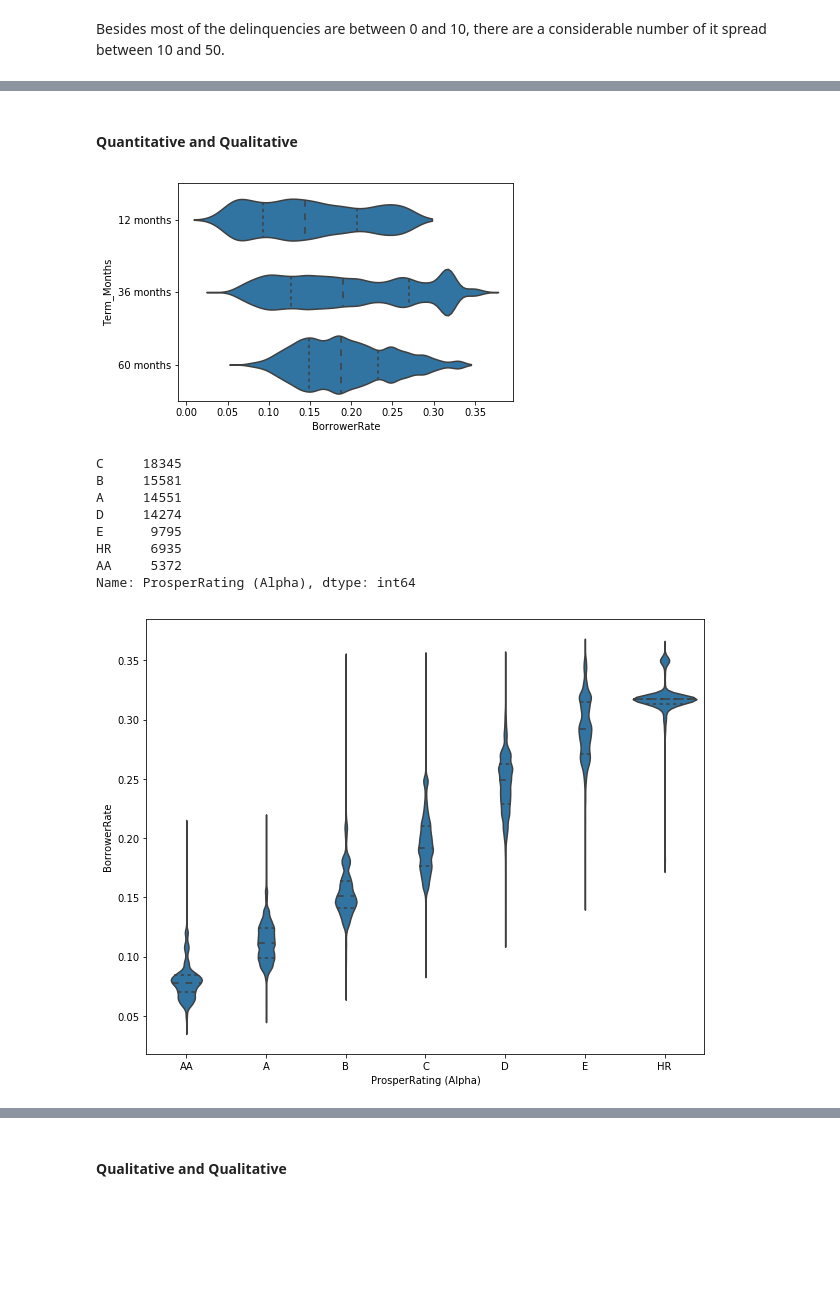
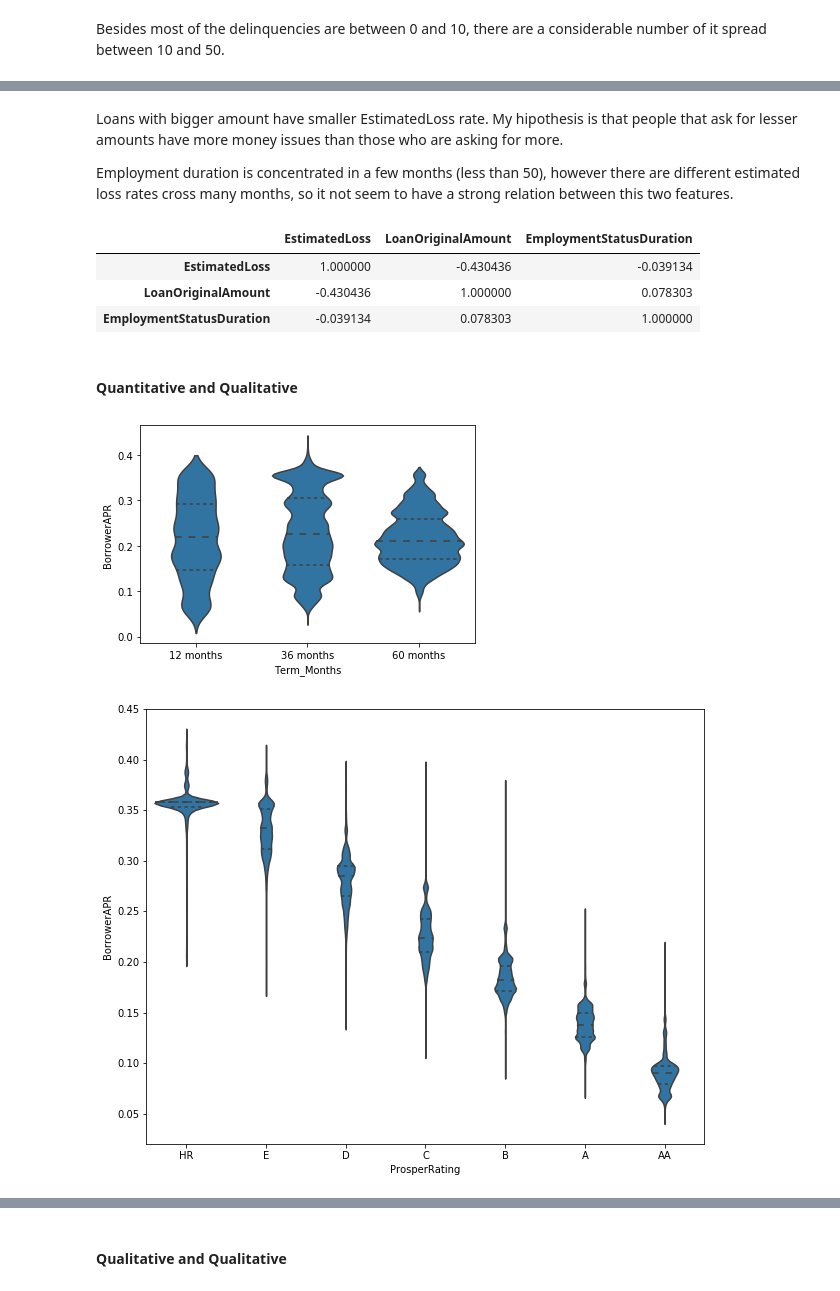
Before and after one commit to suefenali/data_analysis_nanodegree, a Jupyter notebook: project_5/exploration.ipynb, the cells around one changed output, grey strips where cells are left out. Saved outputs shown, nothing was run; the diff lists cells and outputs as text; code cells hidden in the pictures; blank space fills up the shorter version.

Commit message:
Add multivariate plots

```diff
--- a/project_5/exploration.ipynb
+++ b/project_5/exploration.ipynb
@@ -304,3 +384,0 @@ Change the type for ListingCreationDate to datetime, and change the type for Del
-# %%
-loan.ListingCreationDate = pd.to_datetime(loan.ListingCreationDate)
-loan.DelinquenciesLast7Years = loan.DelinquenciesLast7Years.astype(int)
@@ -306,0 +393,2 @@ loan.DelinquenciesLast7Years = loan.DelinquenciesLast7Years.astype(int)
+# %%
+loan.loc[loan['ProsperScore'] == 11, 'ProsperScore'] = 10
@@ -307,2 +407,4 @@ loan.DelinquenciesLast7Years = loan.DelinquenciesLast7Years.astype(int)
+# %%
+loan.loc[loan['LoanStatus'] == 'Past Due (>120 days)', 'LoanStatus'] = 'Chargedoff'
 # %% [markdown]
 #### Test
@@ -414,0 +505,10 @@ plt.hist(data=loan, x='DelinquenciesLast7Years', rwidth=0.8);
+# %%
+# creating hasDelinquency
+loan['hasDelinquency'] = False
+delinquent_indices = loan[loan['CurrentDelinquencies'] > 0].index
+loan.loc[delinquent_indices, 'hasDelinquency'] = True
+
+# plotting hasDelinquency
+base_color = sb.color_palette()[0]
+home_index = loan['hasDelinquency'].value_counts().index
+sb.countplot(data=loan, x='hasDelinquency', order=home_index, color=base_color);
@@ -551,30 +655,30 @@ plt.scatter(data=loan, x='LoanOriginalAmount', y='AmountDelinquent', alpha=0.7);
+# %% [markdown]
+Loans with bigger amount have smaller EstimatedLoss rate. My hipothesis is that people that ask for lesser amounts have more money issues than those who are asking for more.
+
+Employment duration is concentrated in a few months (less than 50), however there are different estimated loss rates cross many months, so it not seem to have a strong relation between this two features.
+# %%
+loan[['EstimatedLoss', 'LoanOriginalAmount', 'EmploymentStatusDuration']].corr()
+# %% [output]
+|  | EstimatedLoss | LoanOriginalAmount | EmploymentStatusDuration |
+| EstimatedLoss | 1.000000 | -0.430436 | -0.039134 |
+| LoanOriginalAmount | -0.430436 | 1.000000 | 0.078303 |
+| EmploymentStatusDuration | -0.039134 | 0.078303 | 1.000000 |
 # %% [markdown]
 #### Quantitative and Qualitative
 # %%
 terms = ['12 months', '36 months', '60 months']
 terms = pd.api.types.CategoricalDtype(ordered=True, categories=terms)
 loan['Term_Months'] = loan['Term_Months'].astype(terms)
 
-sb.violinplot(data=loan, x='BorrowerRate', y='Term_Months', inner='quartile', color=base_color);
+sb.violinplot(data=loan, x='Term_Months', y='BorrowerAPR', inner='quartile', color=base_color);
 # %% [output]
-[figure, old version]
+[figure, new version]
-# %%
-loan['ProsperRating (Alpha)'].value_counts()
-# %% [output]
-C     18345
-B     15581
-A     14551
-D     14274
-E      9795
-HR     6935
-AA     5372
-Name: ProsperRating (Alpha), dtype: int64
 # %%
-ratings = ['AA', 'A', 'B', 'C', 'D', 'E', 'HR']
+ratings = ['HR', 'E', 'D', 'C', 'B', 'A', 'AA']
 ratings = pd.api.types.CategoricalDtype(ordered=True, categories=ratings)
-loan['ProsperRating (Alpha)'] = loan['ProsperRating (Alpha)'].astype(ratings)
+loan['ProsperRating'] = loan['ProsperRating'].astype(ratings)
 
 plt.figure(figsize=(10,8))
-sb.violinplot(data=loan, y='BorrowerRate', x='ProsperRating (Alpha)', inner='quartile', color=base_color);
+sb.violinplot(data=loan, y='BorrowerAPR', x='ProsperRating', inner='quartile', color=base_color);
 # %% [output]
-[figure, old version]
+[figure, new version]
```
Also changed, not shown: parts of 144 cells of this notebook.
